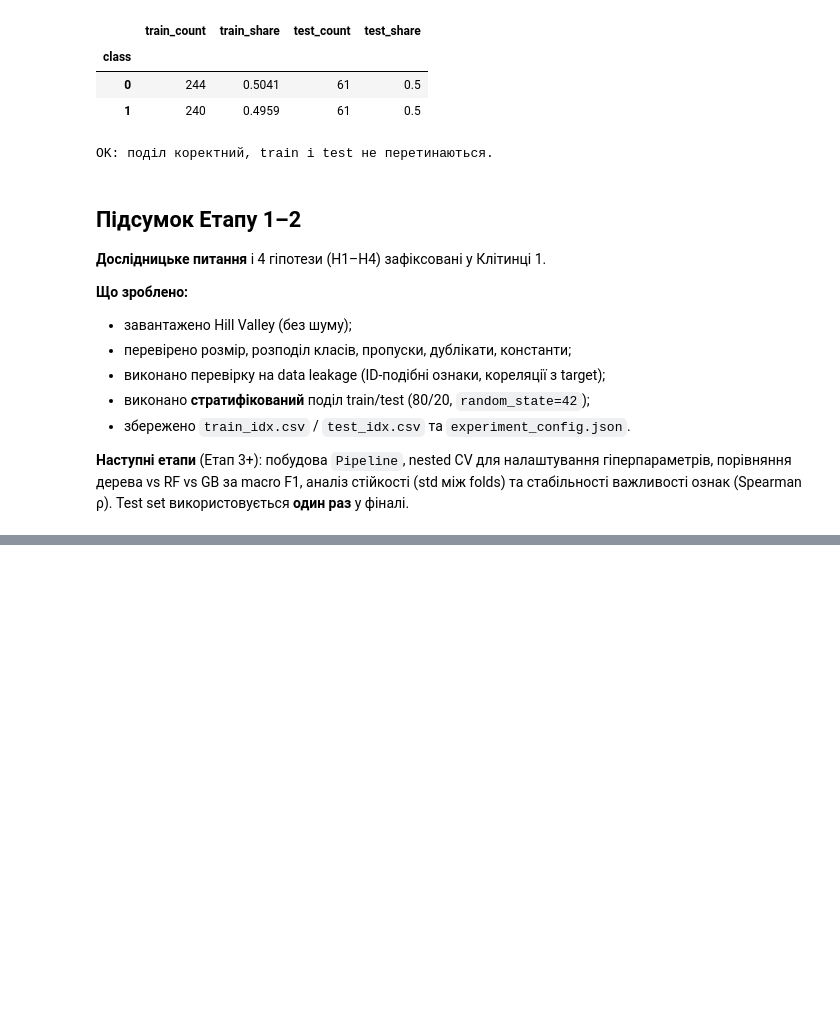
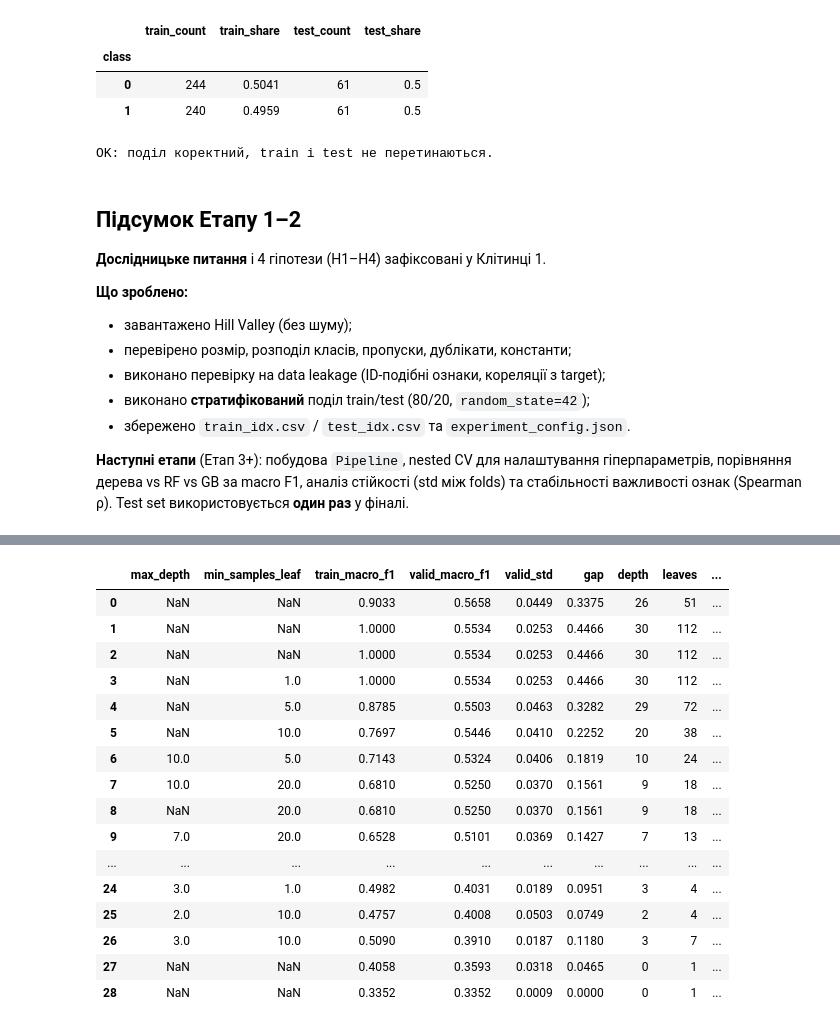
Before and after one commit to Yaroslav071315/machine-learning-course-volovnyk, a Jupyter notebook: lab04/notebook/lab04.ipynb, the cells around one changed output, grey strips where cells are left out. Cells and saved outputs as stored; diff of their text form; code cells hidden in the pictures; blank space fills up the shorter version.

```diff
--- a/lab04/notebook/lab04.ipynb
+++ b/lab04/notebook/lab04.ipynb
@@ -216,0 +233,78 @@ OK: поділ коректний, train і test не перетинаються
+# %%
+from sklearn.dummy import DummyClassifier
+from sklearn.tree import DecisionTreeClassifier
+from sklearn.model_selection import StratifiedKFold, cross_validate
+from sklearn.metrics import f1_score, make_scorer
+import time
+
+# Компактно: індекси зафіксовані у Кл. 6
+X_train = df.loc[idx_train, feature_cols]
+y_train = df.loc[idx_train, TARGET_COL]
+X_test  = df.loc[idx_test,  feature_cols]
+y_test  = df.loc[idx_test,  TARGET_COL]
+
+CV = StratifiedKFold(n_splits=CONFIG["cv_folds"], shuffle=True, random_state=RANDOM_STATE)
+SCORING = {"macro_f1": make_scorer(f1_score, average="macro")}
+
+def cv_summary(estimator, X, y, cv=CV):
+    """Середні train/valid macro F1, std і gap за k-fold CV."""
+    t0 = time.perf_counter()
+    r = cross_validate(estimator, X, y, cv=cv, scoring=SCORING,
+                       return_train_score=True, n_jobs=-1)
+    tr, va = r["train_macro_f1"], r["test_macro_f1"]
+    return {
+        "train_macro_f1": float(tr.mean()),
+        "valid_macro_f1": float(va.mean()),
+        "valid_std":      float(va.std()),
+        "gap":            float(tr.mean() - va.mean()),
+        "fit_time":       float(r["fit_time"].mean()),
+    }
+
+# 1) Контрольна точка
+dummy = DummyClassifier(strategy="most_frequent", random_state=RANDOM_STATE)
+dummy_summary = cv_summary(dummy, X_train, y_train)
+print("Dummy (most_frequent):", {k: round(v, 4) for k, v in dummy_summary.items() if k != "fit_time"})
+
+# 2) Сітка складності
+depth_values = [2, 3, 5, 7, 10, None]
+leaf_values  = [1, 5, 10, 20]
+
+rows = []
+for d in depth_values:
+    for l in leaf_values:
+        tree = DecisionTreeClassifier(max_depth=d, min_samples_leaf=l,
+                                      random_state=RANDOM_STATE)
+        s = cv_summary(tree, X_train, y_train)
+        tree.fit(X_train, y_train)
+        rows.append({
+            "max_depth": d, "min_samples_leaf": l,
+            "train_macro_f1": s["train_macro_f1"],
+            "valid_macro_f1": s["valid_macro_f1"],
+            "valid_std":      s["valid_std"],
+            "gap":            s["gap"],
+            "depth":  int(tree.get_depth()),
+            "leaves": int(tree.get_n_leaves()),
+            "nodes":  int(tree.tree_.node_count),
+        })
+
+# 3) Окремо — ccp_alpha (post-pruning)
+for alpha in [0.0, 0.001, 0.005, 0.01, 0.02]:
+    tree = DecisionTreeClassifier(ccp_alpha=alpha, random_state=RANDOM_STATE)
+    s = cv_summary(tree, X_train, y_train)
+    tree.fit(X_train, y_train)
+    rows.append({
+        "max_depth": None, "min_samples_leaf": None, "ccp_alpha": alpha,
+        "train_macro_f1": s["train_macro_f1"],
+        "valid_macro_f1": s["valid_macro_f1"],
+        "valid_std":      s["valid_std"],
+        "gap":            s["gap"],
+        "depth":  int(tree.get_depth()),
+        "leaves": int(tree.get_n_leaves()),
+        "nodes":  int(tree.tree_.node_count),
+    })
+
+tree_results = (pd.DataFrame(rows)
+                .sort_values("valid_macro_f1", ascending=False)
+                .reset_index(drop=True))
+tree_results.round(4)
+# %% [output]
@@ -216,0 +312,17 @@ OK: поділ коректний, train і test не перетинаються
+|  | max_depth | min_samples_leaf | train_macro_f1 | valid_macro_f1 | valid_std | gap | depth | leaves | ... |
+| 0 | NaN | NaN | 0.9033 | 0.5658 | 0.0449 | 0.3375 | 26 | 51 | ... |
+| 1 | NaN | NaN | 1.0000 | 0.5534 | 0.0253 | 0.4466 | 30 | 112 | ... |
+| 2 | NaN | NaN | 1.0000 | 0.5534 | 0.0253 | 0.4466 | 30 | 112 | ... |
+| 3 | NaN | 1.0 | 1.0000 | 0.5534 | 0.0253 | 0.4466 | 30 | 112 | ... |
+| 4 | NaN | 5.0 | 0.8785 | 0.5503 | 0.0463 | 0.3282 | 29 | 72 | ... |
+| 5 | NaN | 10.0 | 0.7697 | 0.5446 | 0.0410 | 0.2252 | 20 | 38 | ... |
+| 6 | 10.0 | 5.0 | 0.7143 | 0.5324 | 0.0406 | 0.1819 | 10 | 24 | ... |
+| 7 | 10.0 | 20.0 | 0.6810 | 0.5250 | 0.0370 | 0.1561 | 9 | 18 | ... |
+| 8 | NaN | 20.0 | 0.6810 | 0.5250 | 0.0370 | 0.1561 | 9 | 18 | ... |
+| 9 | 7.0 | 20.0 | 0.6528 | 0.5101 | 0.0369 | 0.1427 | 7 | 13 | ... |
+| ... | ... | ... | ... | ... | ... | ... | ... | ... | ... |
+| 24 | 3.0 | 1.0 | 0.4982 | 0.4031 | 0.0189 | 0.0951 | 3 | 4 | ... |
+| 25 | 2.0 | 10.0 | 0.4757 | 0.4008 | 0.0503 | 0.0749 | 2 | 4 | ... |
+| 26 | 3.0 | 10.0 | 0.5090 | 0.3910 | 0.0187 | 0.1180 | 3 | 7 | ... |
+| 27 | NaN | NaN | 0.4058 | 0.3593 | 0.0318 | 0.0465 | 0 | 1 | ... |
+| 28 | NaN | NaN | 0.3352 | 0.3352 | 0.0009 | 0.0000 | 0 | 1 | ... |
```
Also changed, not shown: parts of 6 cells of this notebook, 1 other file.
